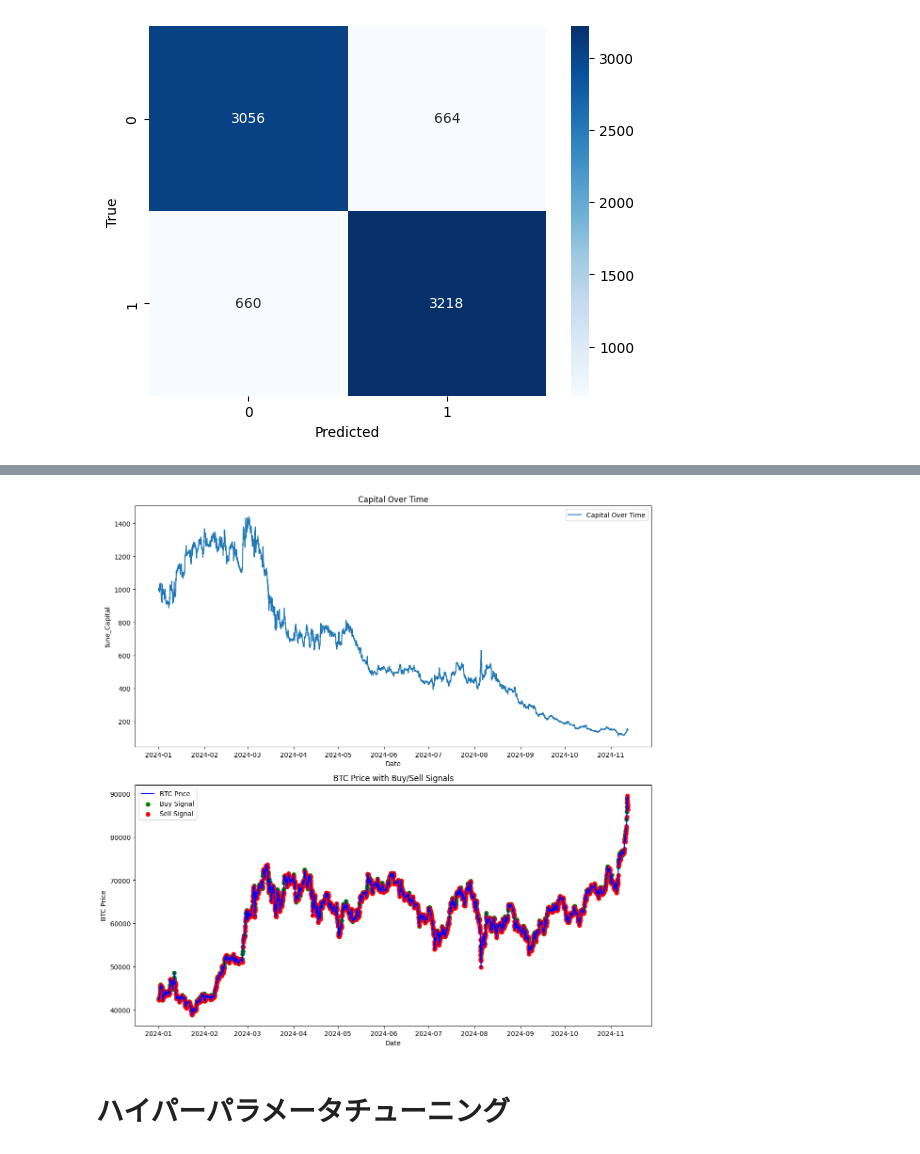
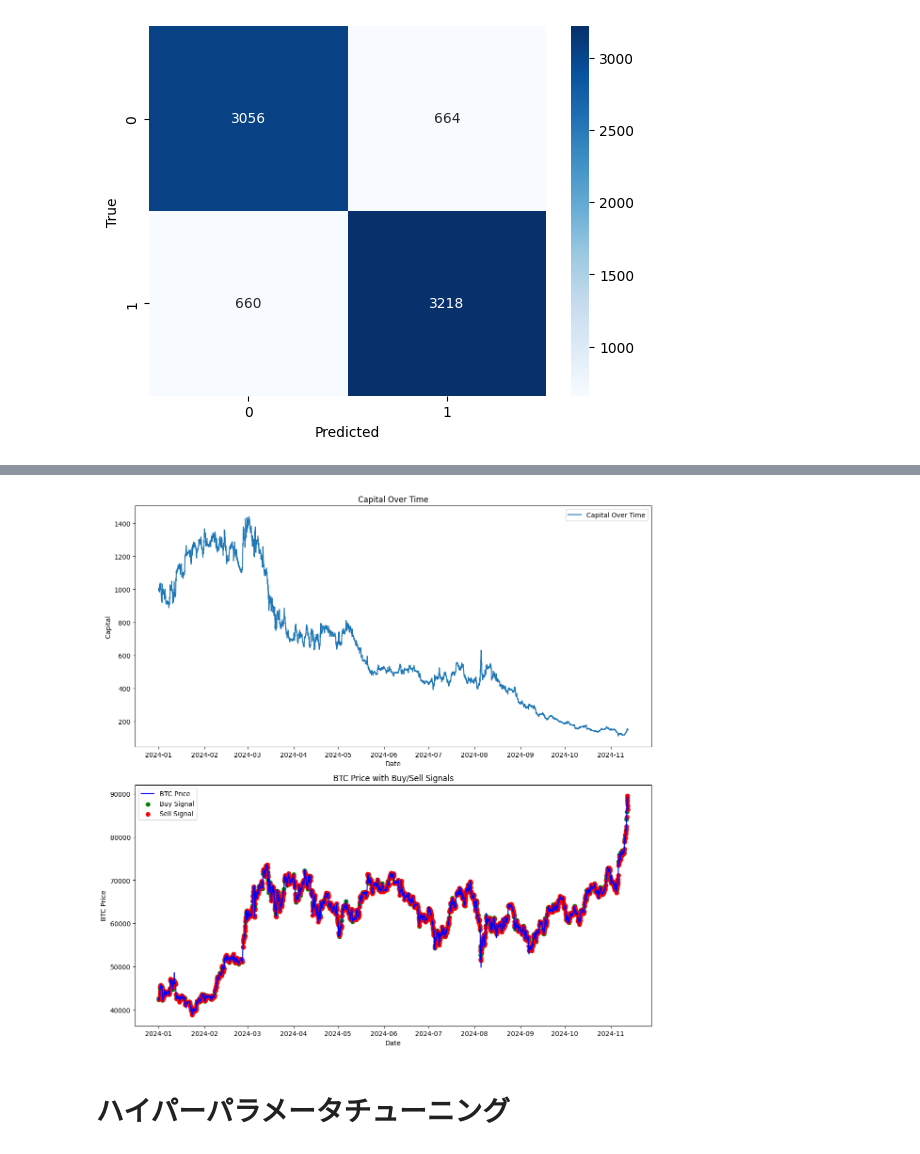
Before and after one commit to mikoto2726/mlbot, a Jupyter notebook: xgboost_mlbot.ipynb, the cells around one changed output, grey strips where cells are left out. Drawn from its saved outputs; the diff is of its cells as text; code cells hidden in the pictures.

```diff
--- a/xgboost_mlbot.ipynb
+++ b/xgboost_mlbot.ipynb
@@ -199,64 +199,90 @@ plt.show()
 # %% [output]
 [figure]
 # %%
-# バックテストの実行
-# 取引シミュレーション
-tune_capital = initial_capital  # 初期資金をリセット
+# 初期設定
+initial_capital = 1000
+capital = initial_capital  # 初期資金をリセット
 capital_history = []
 positions = []
 buy_signals = []
 sell_signals = []
 
-for i in range(len(test_dates)-1):
+leverage = 2  # レバレッジ
+
+# 現在のポジションの状態を示す変数
+current_position = 0  # 1=ロング, -1=ショート, 0=ポジションなし
+
+# テスト期間の日付リスト
+test_dates = X_test.index
+
+for i in range(len(test_dates) - 1):
     date = test_dates[i]
     prediction = y_pred[i]
     close_price = df.loc[date, 'close']
-    next_date = test_dates[i+1]
+    next_date = test_dates[i + 1]
     next_close_price = df.loc[next_date, 'close']
 
-    # ポジションの決定
-    if prediction == 1:
-        position = 1  # ロング
-        buy_signals.append((next_date, next_close_price))  # 買いのシグナル
-    else:
-        position = -1  # ショート
-        sell_signals.append((next_date, next_close_price))  # 売りのシグナル
+    # ポジションの決定と変更
+    if prediction == 1:  # 上がると予想
+        if current_position == -1:  # 現在ショートなら決済してロングに変更
+            sell_signals.append((date, close_price))  # ショート決済
+            current_position = 1
+            buy_signals.append((next_date, next_close_price))  # ロングエントリー
+
+        elif current_position == 0:
+            current_position = 1
+            buy_signals.append((next_date, next_close_price))  # ロングエントリー
+
+        else:
+            current_position = 1
+
+
+    elif prediction == 0:  # 下がると予想
+        if current_position == 1:  # 現在ロングなら決済してショートに変更
+            buy_signals.append((date, close_price))  # ロング決済
+            current_position = -1
+            sell_signals.append((next_date, next_close_price))  # ショートエントリー
+
+        elif current_position == 0:
+            current_position = -1
+            sell_signals.append((next_date, next_close_price))  # ショートエントリー
+
+        else:
+            current_position = -1
 
     # リターンの計算
-    ret = (next_close_price - close_price) / close_price * position * leverage
-    tune_capital = tune_capital * (1 + ret)
-    capital_history.append(tune_capital)
-    positions.append(position)
+    ret = (next_close_price - close_price) / close_price * current_position * leverage
+    capital = capital * (1 + ret)
+    capital_history.append(capital)
+    positions.append(current_position)
 
 # バックテスト結果のデータフレーム作成
 backtest_results = pd.DataFrame(index=test_dates[:-1])
-backtest_results['tune_capital'] = capital_history
+backtest_results['Capital'] = capital_history
 backtest_results['Position'] = positions
 
 # リターンの計算
-backtest_results['Return'] = backtest_results['tune_capital'].pct_change().fillna(0)
+backtest_results['Return'] = backtest_results['Capital'].pct_change().fillna(0)
 
 # シャープレシオの計算（リスクフリーレートは0と仮定）
-tune_sharpe_ratio = (backtest_results['Return'].mean() / backtest_results['Return'].std()) * np.sqrt(365 * 24)
+sharpe_ratio = (backtest_results['Return'].mean() / backtest_results['Return'].std()) * np.sqrt(365 * 24)
 
-print('Final tune_capital:', tune_capital)
-print('Sharpe Ratio:', tune_sharpe_ratio)
+print('Final capital:', capital)
+print('Sharpe Ratio:', sharpe_ratio)
 
 # 資産推移と売買のプロット
-import matplotlib.pyplot as plt
-
 plt.figure(figsize=(12, 12))
 
 # 1つ目のグラフ: 資産推移のプロット
-plt.subplot(2, 1, 1)  # 2行1列のグラフの1番目
-plt.plot(backtest_results.index, backtest_results['tune_capital'], label='Capital Over Time')
+plt.subplot(2, 1, 1)
+plt.plot(backtest_results.index, backtest_results['Capital'], label='Capital Over Time')
 plt.title('Capital Over Time')
 plt.xlabel('Date')
-plt.ylabel('tune_Capital')
+plt.ylabel('Capital')
 plt.legend()
 
 # 2つ目のグラフ: BTC価格と売買シグナルのプロット
-plt.subplot(2, 1, 2)  # 2行1列のグラフの2番目
+plt.subplot(2, 1, 2)
 plt.plot(df.loc[test_dates[:-1], 'close'], label='BTC Price', color='blue')
 
 # 買いのシグナル（緑の丸）
@@ -281,5 +307,5 @@ Final tune_capital: 148.34229716856106
 Sharpe Ratio: -1.594210334297292
-[figure, old version]
+[figure, new version]
 # %% [markdown]
 # ハイパーパラメータチューニング
 # %%
```
Also changed, not shown: parts of 2 cells of this notebook, 4 other files.
